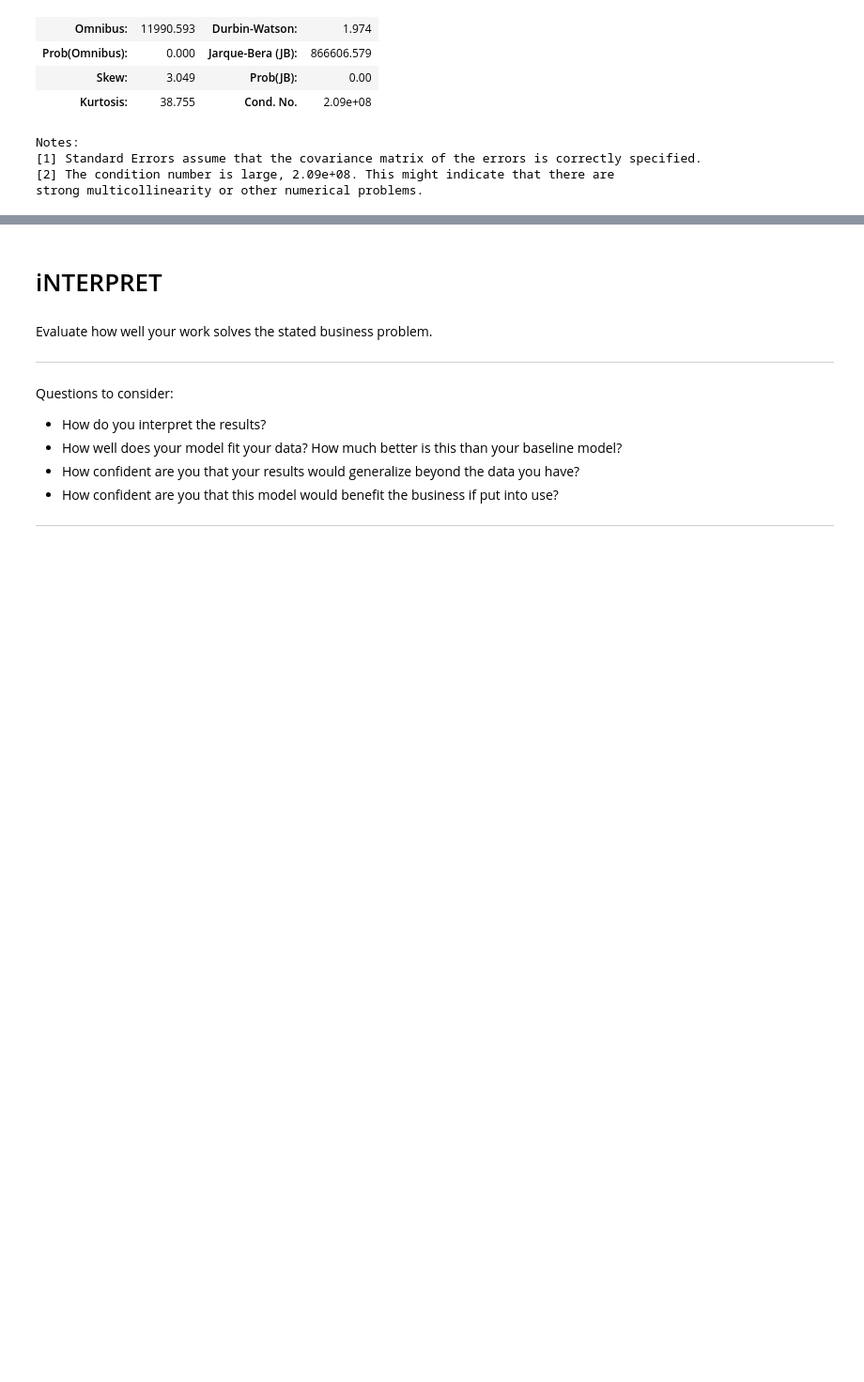
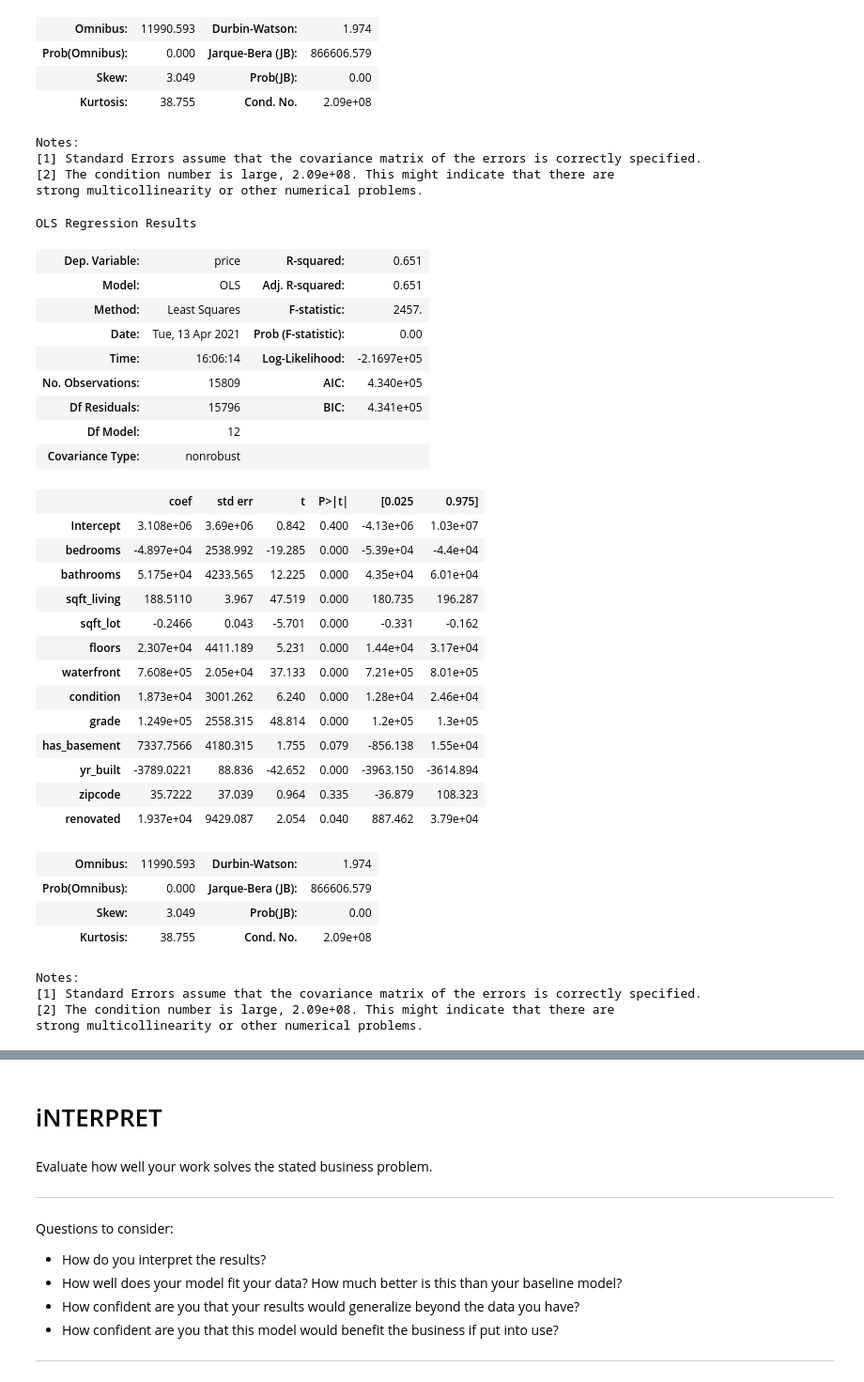
Before and after one commit to Drymander/dsc-phase-2-project, a Jupyter notebook: index_OSEMN_plus_mvp.ipynb, the cells around one changed output, grey strips where cells are left out. Shown at 94% size. Saved outputs shown, nothing was run; the diff lists cells and outputs as text; code cells hidden in the pictures; blank space fills up the shorter version.

```diff
--- a/index_OSEMN_plus_mvp.ipynb
+++ b/index_OSEMN_plus_mvp.ipynb
@@ -1365,3 +1369,48 @@ Notes:
 [1] Standard Errors assume that the covariance matrix of the errors is correctly specified.
 [2] The condition number is large, 2.09e+08. This might indicate that there are
 strong multicollinearity or other numerical problems.
+# %%
+def make_model(df_name):
+
+    features = ' + '.join(df_name.drop('price',axis=1).columns)
+
+    f  = "price~"+features
+
+    model = smf.ols(f, df_name).fit()
+    display(model.summary())
+    return model
+
+model1 = make_model(df)
+# %% [output]
+OLS Regression Results
+| Dep. Variable: | price | R-squared: | 0.651 |
+| Model: | OLS | Adj. R-squared: | 0.651 |
+| Method: | Least Squares | F-statistic: | 2457. |
+| Date: | Tue, 13 Apr 2021 | Prob (F-statistic): | 0.00 |
+| Time: | 16:06:14 | Log-Likelihood: | -2.1697e+05 |
+| No. Observations: | 15809 | AIC: | 4.340e+05 |
+| Df Residuals: | 15796 | BIC: | 4.341e+05 |
+| Df Model: | 12 |  |  |
+| Covariance Type: | nonrobust |  |  |
+|  | coef | std err | t | P>|t| | [0.025 | 0.975] |
+| Intercept | 3.108e+06 | 3.69e+06 | 0.842 | 0.400 | -4.13e+06 | 1.03e+07 |
+| bedrooms | -4.897e+04 | 2538.992 | -19.285 | 0.000 | -5.39e+04 | -4.4e+04 |
+| bathrooms | 5.175e+04 | 4233.565 | 12.225 | 0.000 | 4.35e+04 | 6.01e+04 |
+| sqft_living | 188.5110 | 3.967 | 47.519 | 0.000 | 180.735 | 196.287 |
+| sqft_lot | -0.2466 | 0.043 | -5.701 | 0.000 | -0.331 | -0.162 |
+| floors | 2.307e+04 | 4411.189 | 5.231 | 0.000 | 1.44e+04 | 3.17e+04 |
+| waterfront | 7.608e+05 | 2.05e+04 | 37.133 | 0.000 | 7.21e+05 | 8.01e+05 |
+| condition | 1.873e+04 | 3001.262 | 6.240 | 0.000 | 1.28e+04 | 2.46e+04 |
+| grade | 1.249e+05 | 2558.315 | 48.814 | 0.000 | 1.2e+05 | 1.3e+05 |
+| has_basement | 7337.7566 | 4180.315 | 1.755 | 0.079 | -856.138 | 1.55e+04 |
+| yr_built | -3789.0221 | 88.836 | -42.652 | 0.000 | -3963.150 | -3614.894 |
+| zipcode | 35.7222 | 37.039 | 0.964 | 0.335 | -36.879 | 108.323 |
+| renovated | 1.937e+04 | 9429.087 | 2.054 | 0.040 | 887.462 | 3.79e+04 |
+| Omnibus: | 11990.593 | Durbin-Watson: | 1.974 |
+| Prob(Omnibus): | 0.000 | Jarque-Bera (JB): | 866606.579 |
+| Skew: | 3.049 | Prob(JB): | 0.00 |
+| Kurtosis: | 38.755 | Cond. No. | 2.09e+08 |
+Notes:
+[1] Standard Errors assume that the covariance matrix of the errors is correctly specified.
+[2] The condition number is large, 2.09e+08. This might indicate that there are
+strong multicollinearity or other numerical problems.
```
Also changed, not shown: parts of 13 cells of this notebook.
